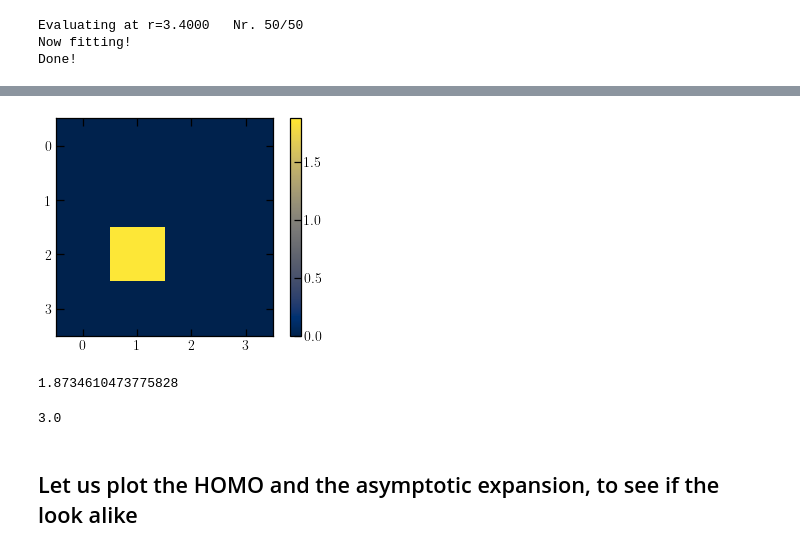
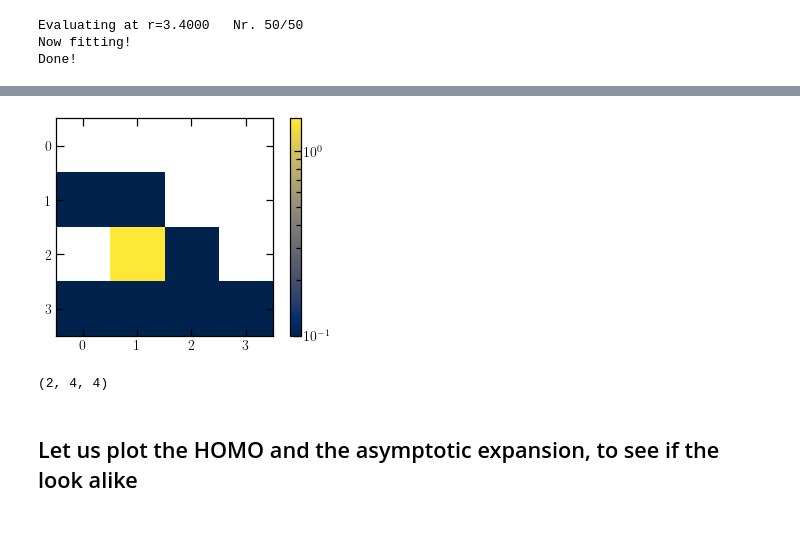
Before and after one commit to EmilHansen1/SFA_OAM_Linear, a Jupyter notebook: H2O2.ipynb, the cells around one changed output, grey strips where cells are left out. Drawn from its saved outputs; the diff is of its cells as text; code cells hidden in the pictures.

```diff
--- a/H2O2.ipynb
+++ b/H2O2.ipynb
@@ -29,6 +29,7 @@ plt.rcParams['xtick.major.size'] = major
 plt.rcParams['xtick.minor.size'] = minor
 plt.rcParams['ytick.major.size'] = major
 plt.rcParams['ytick.minor.size'] = minor
+plt.rcParams["legend.title_fontsize"] = 16
 # %%
 class MidpointNormalize(mpl.colors.Normalize):
     def __init__(self, vmin, vmax, midpoint=0, clip=False):
@@ -51,8 +52,8 @@ except NotImplementedError:
 
 pool = multiprocessing.Pool(processes=cpus)
 # %%
-#output = oi.OutputInterface('output_files/R-H2O2_mod.out')
-output = oi.OutputInterface('output_files/D-H2O2.out')
+output = oi.OutputInterface('output_files/R-H2O2_mod.out')
+#output = oi.OutputInterface('output_files/D-H2O2.out')
 Ip = abs(output.saved_orbitals[output.HOMO][0])
 kappa = np.sqrt(2*Ip)
 omega = 0.057     # Frequency of light
@@ -106,26 +129,28 @@ plt.show()
 # %%
-plt.imshow(np.real(clm_array2[0])**2, cmap='cividis')
+plt.imshow(np.imag(se.rotate_clm(0, 0, 0, clm_array)[0])**2, cmap='cividis', norm=LogNorm(vmax=1.5, vmin=0.1))
 plt.colorbar()
 plt.show()
-print(np.abs(clm_array[0, 2, 1])**2)
+#print(np.abs(clm_array[0, 2, 1])**2)
 #clm_array[1] = clm_array[0]
 #clm_array[1][0] *= 0
 # %% [output]
-[figure, old version]
+[figure, new version]
-1.8734610473775828
+# %%
+se.rotate_clm(np.pi/2, 0, 0, clm_array).shape
+# %% [output]
+(2, 4, 4)
 # %%
 # Print out the coefficients
-clm_lst = se.convert_clm_array_to_list(clm_array)
-print(np.sqrt(len(clm_lst)) - 1)
-#np.savetxt('clm_coeffs_re.txt', np.real(clm_lst))
-#np.savetxt('clm_coeffs_im.txt', np.imag(clm_lst))
+clm_lst = se.convert_clm_array_to_list(se.rotate_clm(np.pi/2, 0, 0, clm_array))
+
+
+#print(np.sqrt(len(clm_lst)) - 1)
+
 coeffs = []
 for re, im in zip(np.real(clm_lst), np.imag(clm_lst)):
     coeffs.append([re, im])
 coeffs = np.array(coeffs)
-np.savetxt('H2O2_coeffs.txt', coeffs)
+np.savetxt('H2O2_coeffs_pi2.txt', coeffs)
-# %% [output]
-3.0
 # %% [markdown]
 ## Let us plot the HOMO and the asymptotic expansion, to see if the look alike
 # %%
```
Also changed, not shown: parts of 36 cells of this notebook, 2 other files.
